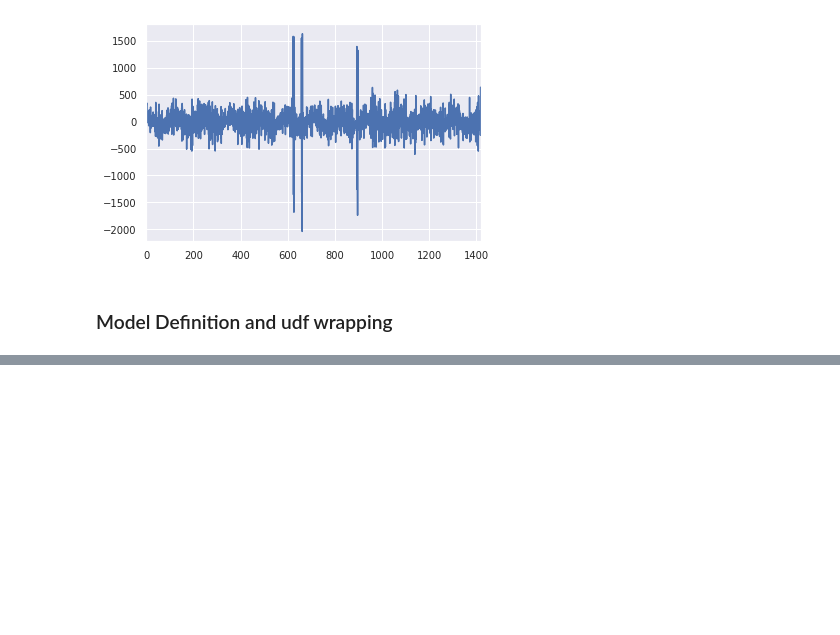
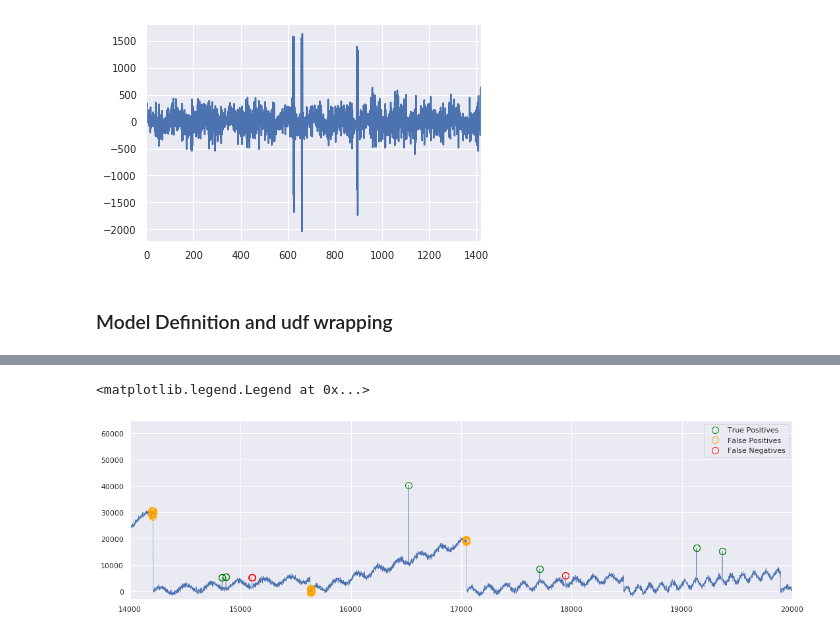
Before and after one commit to Teetertater/anomaly_detection_practice, a Jupyter notebook: yahoo_FFT.ipynb, the cells around one changed output, grey strips where cells are left out. Saved outputs shown, nothing was run; the diff lists cells and outputs as text; code cells hidden in the pictures; blank space fills up the shorter version.

```diff
--- a/yahoo_FFT.ipynb
+++ b/yahoo_FFT.ipynb
@@ -301,0 +330,13 @@ Created version '6' of model 'yahoo_model_FFT_nodiff_deseason'.
+# %%
+sns.set()
+fig, ax = plt.subplots(1, 1, figsize=(18, 5))
+plt.plot(value_col, lw=.5)
+plt.xlim(14000, 20000)
+plt.ylim(-3000, 65000)
+ax.plot(true_positives, 'o', mfc='none', color='green', markersize=10, label='True Positives')
+ax.plot(false_positives, 'o', mfc='none', color='orange', markersize=10, label='False Positives')
+ax.plot(false_negatives, 'o', mfc='none', color='red', markersize=10, label='False Negatives')
+ax.legend()
+# %% [output]
+<matplotlib.legend.Legend at 0x...>
+[figure, added]
```
Also changed, not shown: parts of 18 cells of this notebook, 7 other files.
